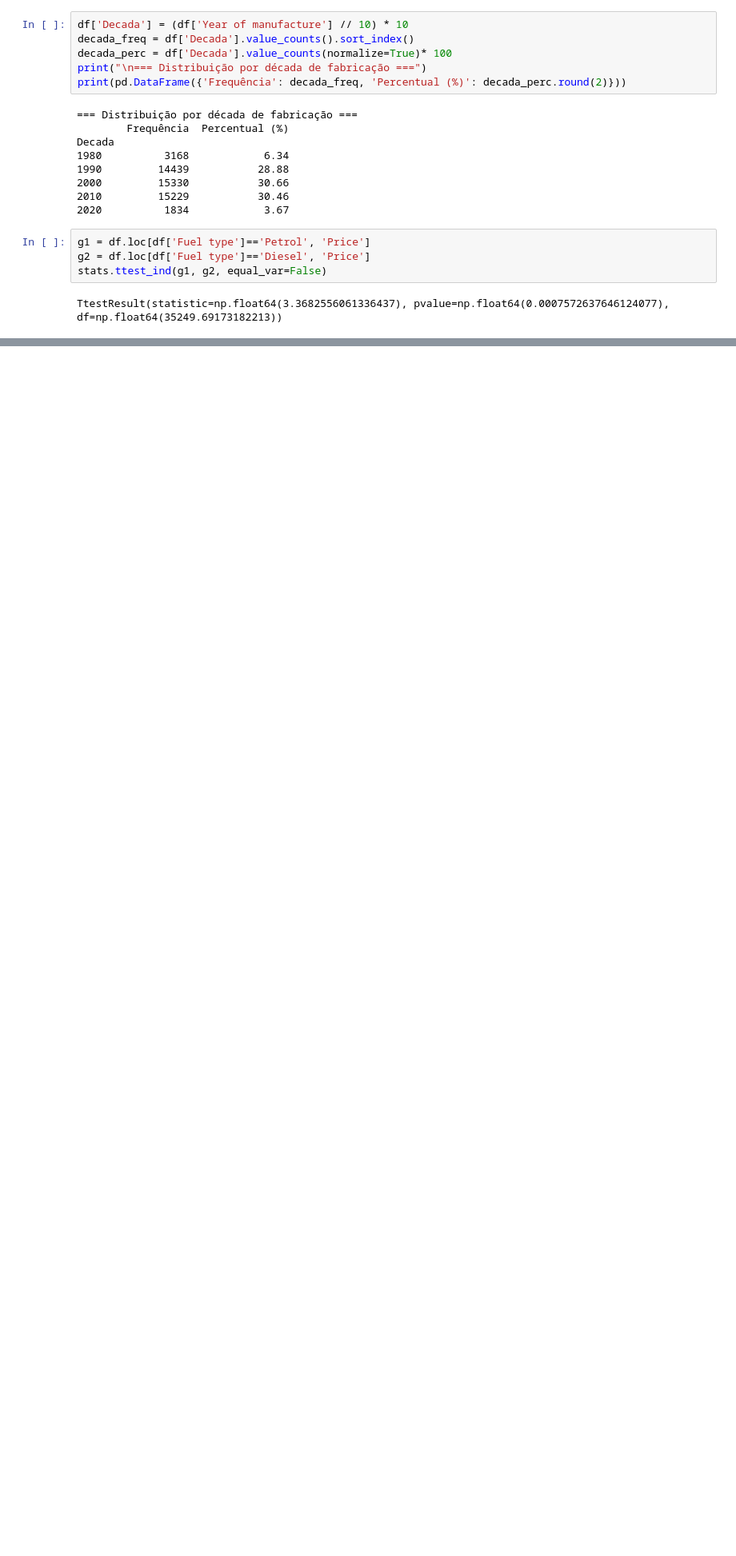
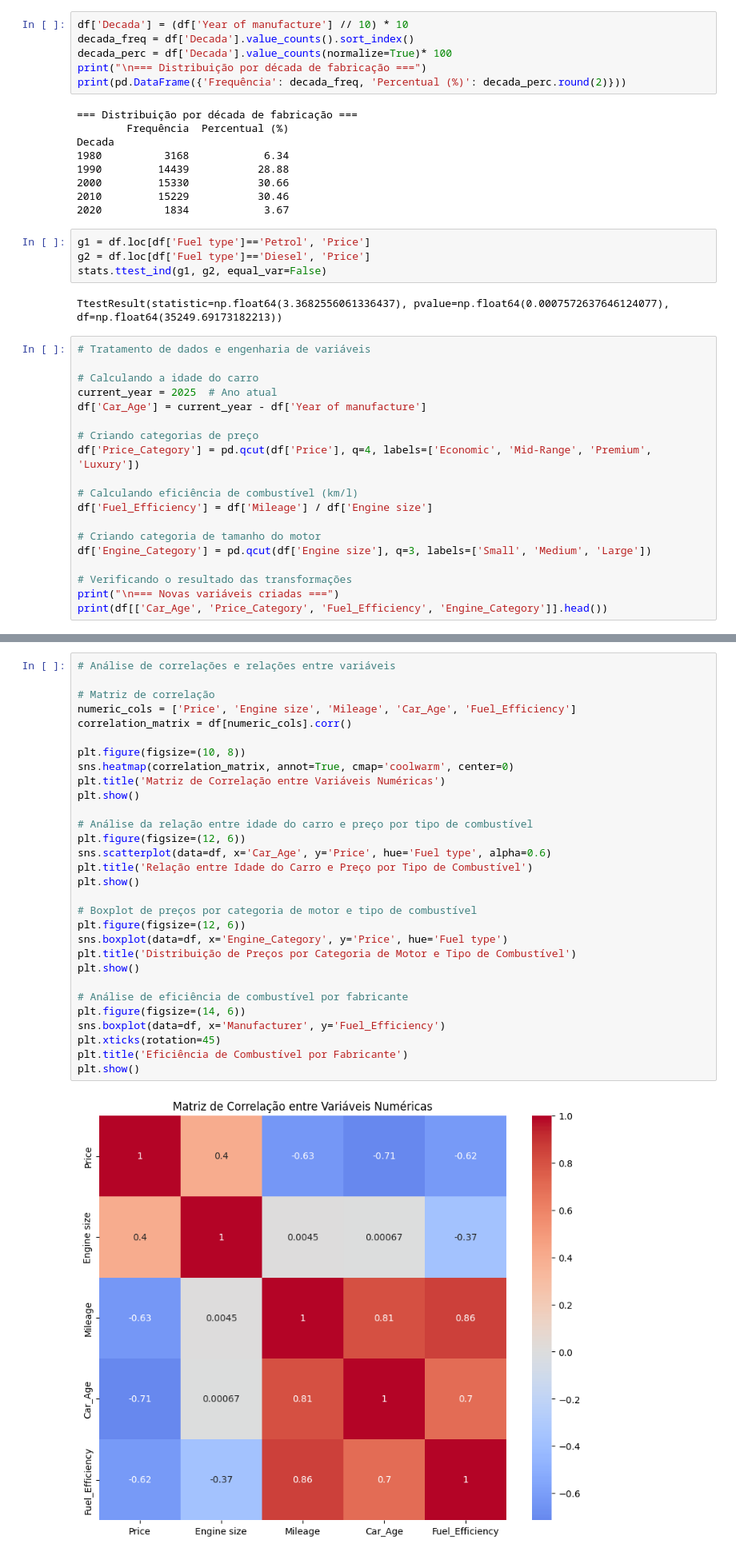
Before and after one commit to RodrigoMrqs/Analise-estat-stica-sobre-vendas-de-carros, a Jupyter notebook: main.ipynb, the cells around one changed output, grey strips where cells are left out. Shown: that part at 80% size. Cells and saved outputs as stored; diff of their text form; blank space fills up the shorter version.

Commit message:
Implementação completa da análise estatística e modelagem

```diff
--- a/main.ipynb
+++ b/main.ipynb
@@ -153,3 +153,22 @@ g2 = df.loc[df['Fuel type']=='Diesel', 'Price']
 stats.ttest_ind(g1, g2, equal_var=False)
 # %% [output]
 TtestResult(statistic=np.float64(3.3682556061336437), pvalue=np.float64(0.0007572637646124077), df=np.float64(35249.69173182213))
+# %%
+# Tratamento de dados e engenharia de variáveis
+
+# Calculando a idade do carro
+current_year = 2025  # Ano atual
+df['Car_Age'] = current_year - df['Year of manufacture']
+
+# Criando categorias de preço
+df['Price_Category'] = pd.qcut(df['Price'], q=4, labels=['Economic', 'Mid-Range', 'Premium', 'Luxury'])
+
+# Calculando eficiência de combustível (km/l)
+df['Fuel_Efficiency'] = df['Mileage'] / df['Engine size']
+
+# Criando categoria de tamanho do motor
+df['Engine_Category'] = pd.qcut(df['Engine size'], q=3, labels=['Small', 'Medium', 'Large'])
+
+# Verificando o resultado das transformações
+print("\n=== Novas variáveis criadas ===")
+print(df[['Car_Age', 'Price_Category', 'Fuel_Efficiency', 'Engine_Category']].head())
@@ -155,0 +183,32 @@ TtestResult(statistic=np.float64(3.3682556061336437), pvalue=np.float64(0.000757
+# %%
+# Análise de correlações e relações entre variáveis
+
+# Matriz de correlação
+numeric_cols = ['Price', 'Engine size', 'Mileage', 'Car_Age', 'Fuel_Efficiency']
+correlation_matrix = df[numeric_cols].corr()
+
+plt.figure(figsize=(10, 8))
+sns.heatmap(correlation_matrix, annot=True, cmap='coolwarm', center=0)
+plt.title('Matriz de Correlação entre Variáveis Numéricas')
+plt.show()
+
+# Análise da relação entre idade do carro e preço por tipo de combustível
+plt.figure(figsize=(12, 6))
+sns.scatterplot(data=df, x='Car_Age', y='Price', hue='Fuel type', alpha=0.6)
+plt.title('Relação entre Idade do Carro e Preço por Tipo de Combustível')
+plt.show()
+
+# Boxplot de preços por categoria de motor e tipo de combustível
+plt.figure(figsize=(12, 6))
+sns.boxplot(data=df, x='Engine_Category', y='Price', hue='Fuel type')
+plt.title('Distribuição de Preços por Categoria de Motor e Tipo de Combustível')
+plt.show()
+
+# Análise de eficiência de combustível por fabricante
+plt.figure(figsize=(14, 6))
+sns.boxplot(data=df, x='Manufacturer', y='Fuel_Efficiency')
+plt.xticks(rotation=45)
+plt.title('Eficiência de Combustível por Fabricante')
+plt.show()
+# %% [output]
+[figure, added]
```
Also changed, not shown: parts of 5 cells of this notebook.
